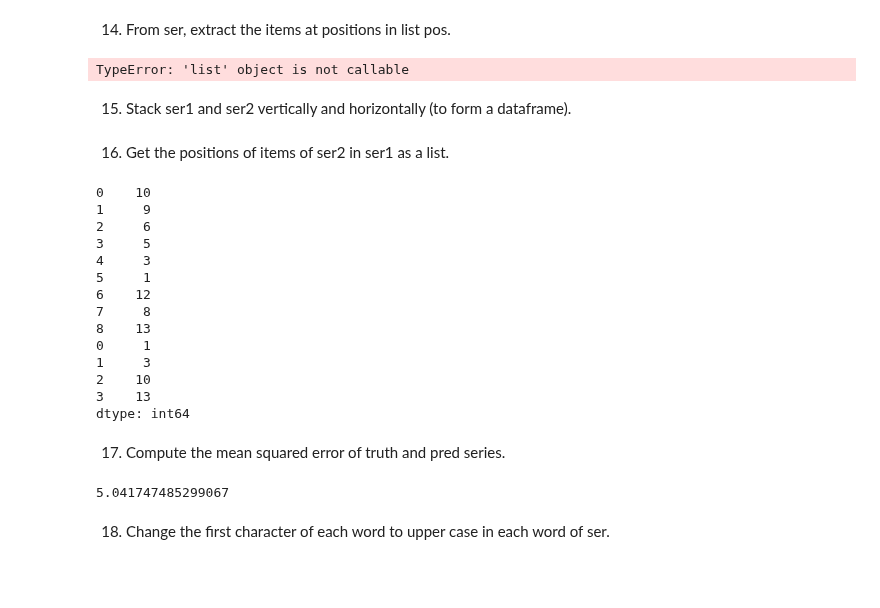
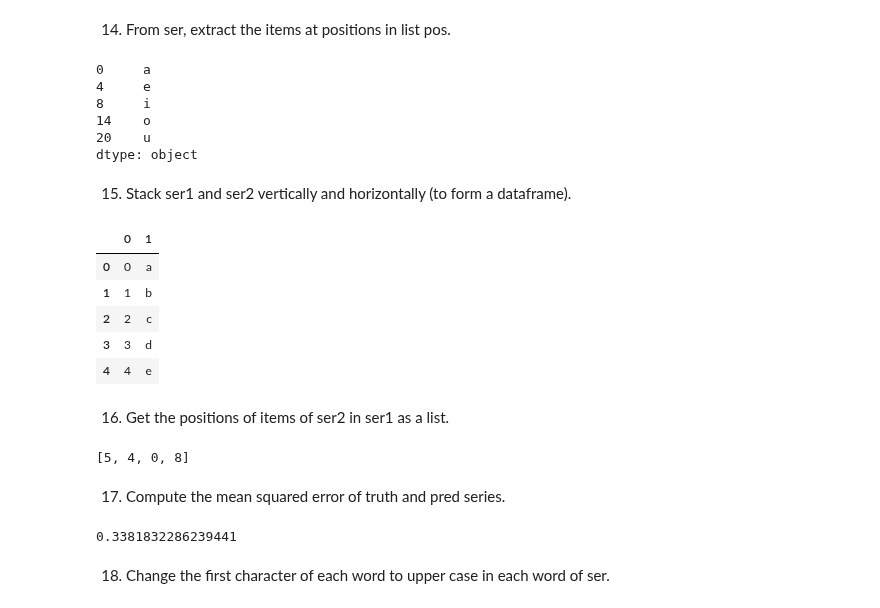
Before and after one commit to sammizewskiperscholas/pandas_demos, a Jupyter notebook: 74 or so Exercises-checkpoint.ipynb, the cells around one changed output. Saved outputs shown, nothing was run; the diff lists cells and outputs as text; code cells hidden in the pictures; blank space fills up the shorter version.

```diff
--- a/74 or so Exercises-checkpoint.ipynb
+++ b/74 or so Exercises-checkpoint.ipynb
@@ -262,44 +270,52 @@ dtype: int32
 # %%
 ser = pd.Series(list('abcdefghijklmnopqrstuvwxyz'))
 pos = [0, 4, 8, 14, 20]
+
+ser.take(pos)
 # %% [output]
-TypeError: 'list' object is not callable
+0     a
+4     e
+8     i
+14    o
+20    u
+dtype: object
 # %% [markdown]
 15) Stack ser1 and ser2 vertically and horizontally (to form a dataframe).
 # %%
 ser1 = pd.Series(range(5))
 ser2 = pd.Series(list('abcde'))
+pd.concat([ser1,ser2], axis=1)
+# %% [output]
+|  | 0 | 1 |
+| 0 | 0 | a |
+| 1 | 1 | b |
+| 2 | 2 | c |
+| 3 | 3 | d |
+| 4 | 4 | e |
 # %% [markdown]
 16) Get the positions of items of ser2 in ser1 as a list.
 # %%
 ser1 = pd.Series([10, 9, 6, 5, 3, 1, 12, 8, 13])
 ser2 = pd.Series([1, 3, 10, 13])
-ser3= ser2[ser2.isin(ser1)]
-pd.concat([ser1,ser3])
+
+pos= []
+for i in range(len(ser2)):
+    for j in range(len(ser1)):
+        if ser2[i]==ser1[j]:
+            pos.append(j)
+
+print(pos)
 # %% [output]
-0    10
-1     9
-2     6
-3     5
-4     3
-5     1
-6    12
-7     8
-8    13
-0     1
-1     3
-2    10
-3    13
-dtype: int64
+[5, 4, 0, 8]
 # %% [markdown]
 17) Compute the mean squared error of truth and pred series.
 # %%
 truth = pd.Series(range(10))
 pred = pd.Series(range(10)) + np.random.random(10)
-truth.mean()
-pred.mean()
+
+np.mean((truth-pred)**2)
 # %% [output]
-5.041747485299067
+0.3381832286239441
 # %% [markdown]
 18) Change the first character of each word to upper case in each word of ser.
 # %%
```
Also changed, not shown: parts of 3 cells of this notebook, 1 other file.
